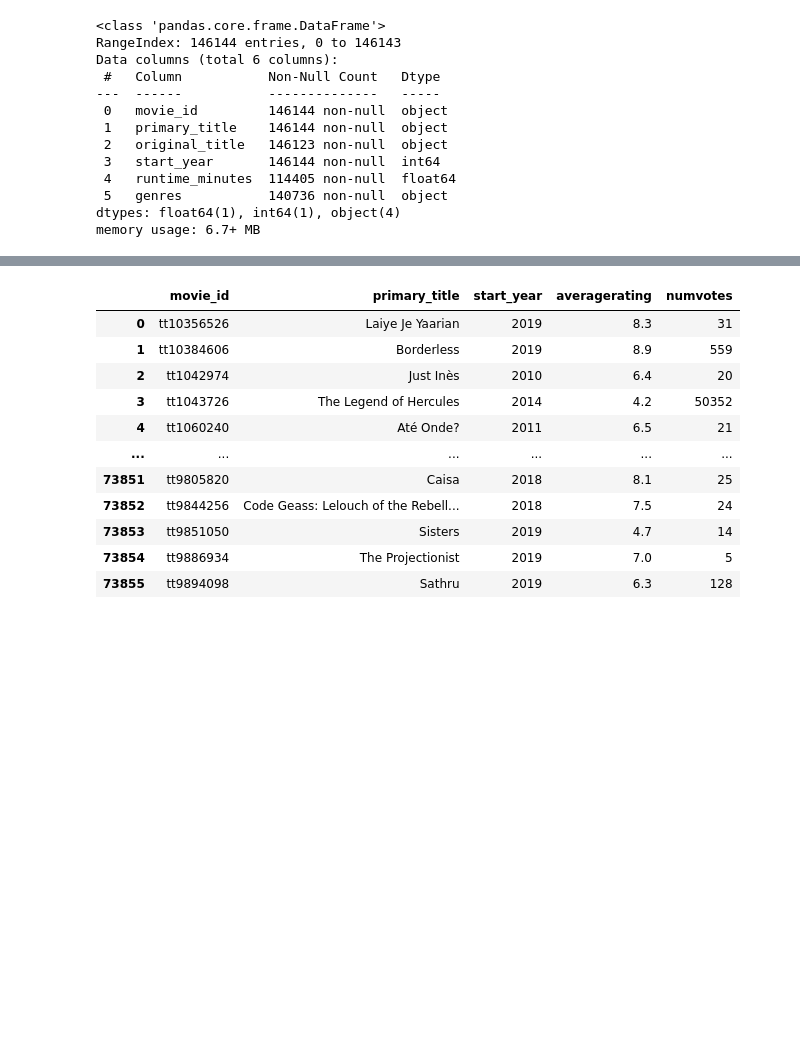
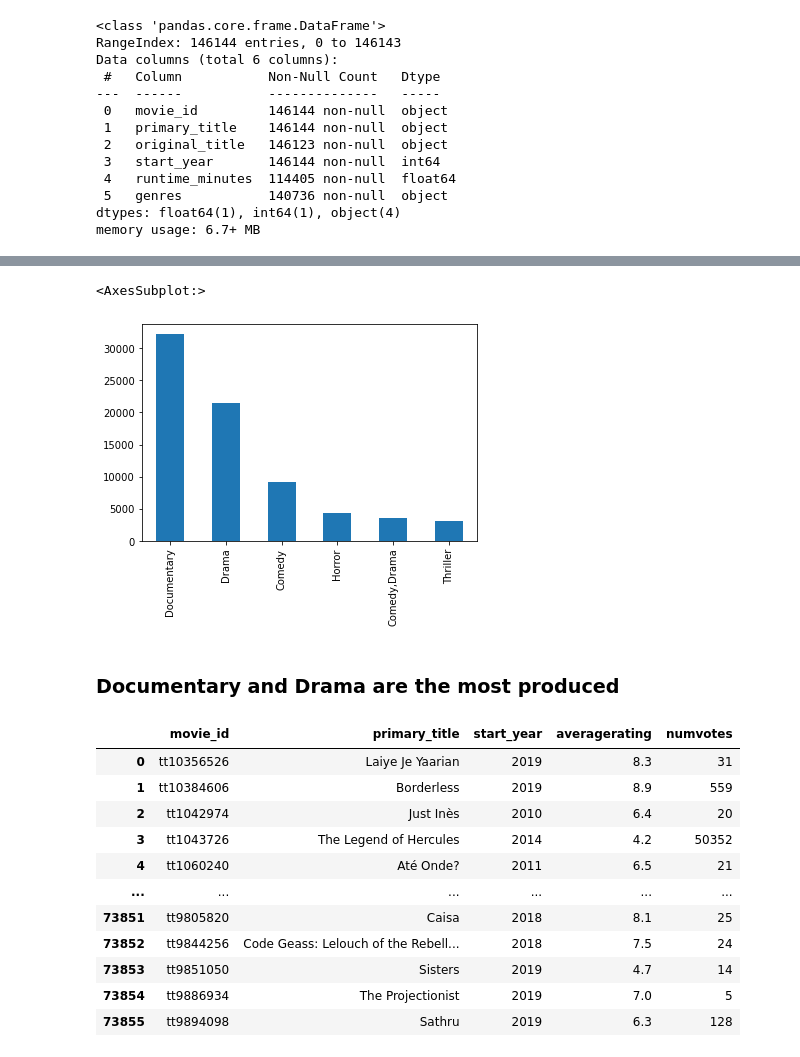
Before and after one commit to brian-magembe/Microsoft-analysis-of-movies, a Jupyter notebook: Data_exploration.ipynb, the cells around one changed output, grey strips where cells are left out. Drawn from its saved outputs; the diff is of its cells as text; code cells hidden in the pictures; blank space fills up the shorter version.

```diff
--- a/Data_exploration.ipynb
+++ b/Data_exploration.ipynb
@@ -105,7 +4,7 @@ zippedData
 ## SQL  im.db dataset
 # %%
 import sqlite3
-conn = sqlite3.connect("zippedData/im.db")
+conn = sqlite3.connect("im.db")
 cur = conn.cursor()
 # %%
 cur.execute(""" SELECT name FROM sqlite_master WHERE type = "table";""")
@@ -196,0 +88,4 @@ dtype: int64
+# %%
+# visualizing data
+genre_counts = movie_basics["genres"].value_counts()[:6]
+genre_counts
@@ -197,3 +100,11 @@ dtype: int64
+# %%
+# ploting genre counts
+genre_counts.plot.bar()
+# %% [output]
+<AxesSubplot:>
+[figure, added]
+# %% [markdown]
+### Documentary and Drama are the most produced
 # %%
 q = """
 SELECT movie_id,primary_title,start_year,averagerating,numvotes
```
Also changed, not shown: parts of 42 cells of this notebook.
